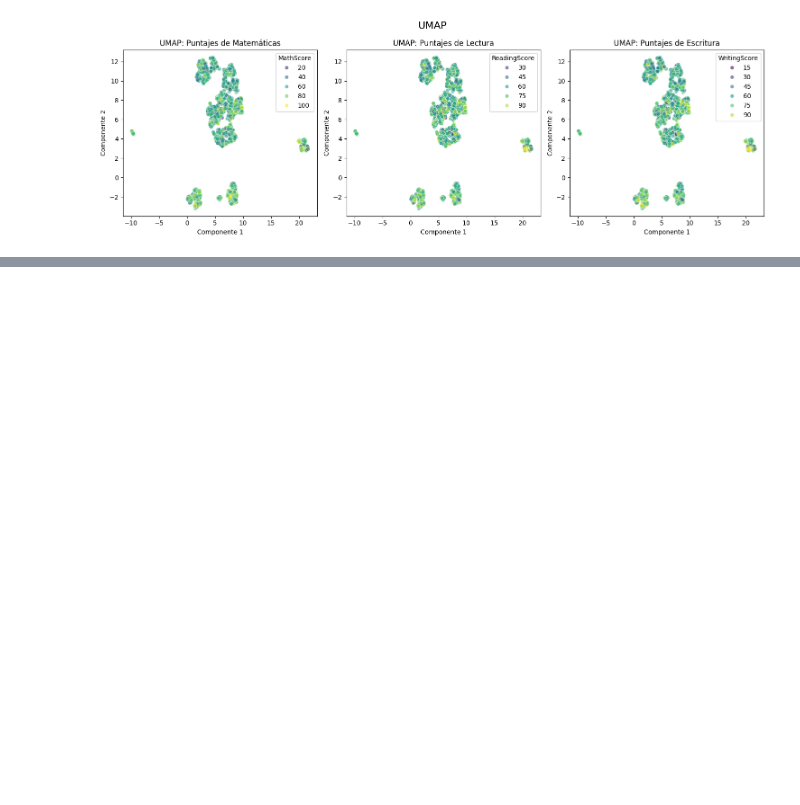
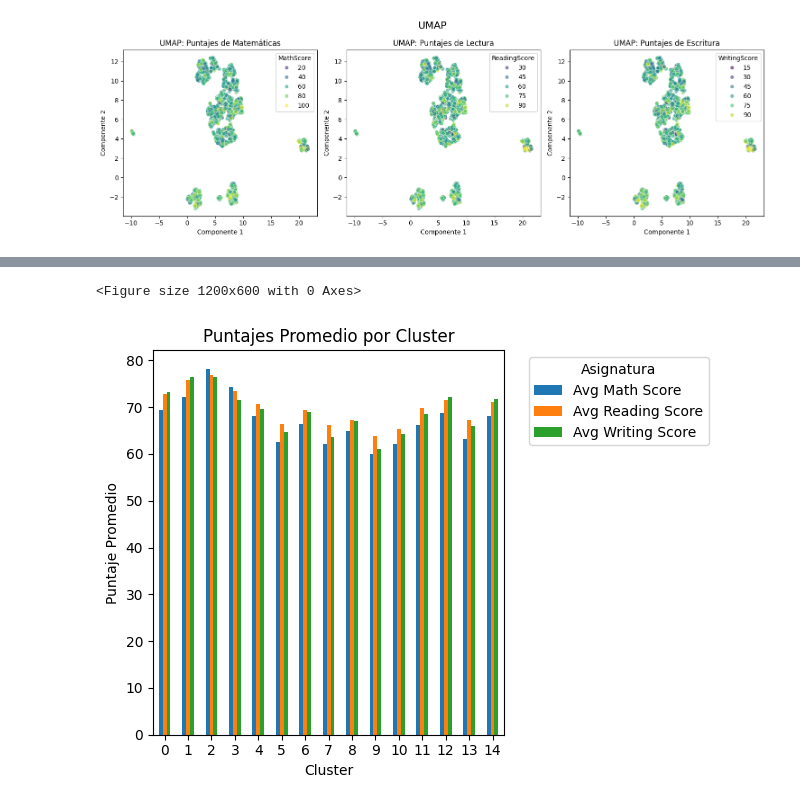
Before and after one commit to ignaciog14/md14_proyecto, a Jupyter notebook: project.ipynb, the cells around one changed output, grey strips where cells are left out. Drawn from its saved outputs; the diff is of its cells as text; code cells hidden in the pictures; blank space fills up the shorter version.

```diff
--- a/project.ipynb
+++ b/project.ipynb
@@ -311,0 +401,23 @@ plt.show()
+# %%
+for cluster in set(labels_hdbscan):
+    if cluster == -1:
+        continue
+    cluster_indices = np.where(labels_hdbscan == cluster)[0]
+    avg_math = y.iloc[cluster_indices]['MathScore'].mean()
+    avg_reading = y.iloc[cluster_indices]['ReadingScore'].mean()
+    avg_writing = y.iloc[cluster_indices]['WritingScore'].mean()
+    max_math = y.iloc[cluster_indices]['MathScore'].max()
+    max_reading = y.iloc[cluster_indices]['ReadingScore'].max()
+    max_writing = y.iloc[cluster_indices]['WritingScore'].max()
+    min_math = y.iloc[cluster_indices]['MathScore'].min()
+    min_reading = y.iloc[cluster_indices]['ReadingScore'].min()
+    min_writing = y.iloc[cluster_indices]['WritingScore'].min()
+    median_math = y.iloc[cluster_indices]['MathScore'].median()
+    median_reading = y.iloc[cluster_indices]['ReadingScore'].median()
+    median_writing = y.iloc[cluster_indices]['WritingScore'].median()
+    print(f"Cluster {cluster}:")
+    print(f"  Math - Avg: {avg_math:.2f}, Max: {max_math}, Min: {min_math}, Median: {median_math}")
+    print(f"  Reading - Avg: {avg_reading:.2f}, Max: {max_reading}, Min: {min_reading}, Median: {median_reading}")
+    print(f"  Writing - Avg: {avg_writing:.2f}, Max: {max_writing}, Min: {min_writing}, Median: {median_writing}")
+    print(f'Promedio de puntajes en el cluster {cluster}: {(avg_math + avg_reading + avg_writing) / 3:.2f}')
+    print("-" * 40)
@@ -311,0 +442,23 @@ plt.show()
+# %%
+avg_scores = []
+for cluster in set(labels_hdbscan):
+    if cluster == -1:
+        continue
+    cluster_indices = np.where(labels_hdbscan == cluster)[0]
+    avg_math = y.iloc[cluster_indices]['MathScore'].mean()
+    avg_reading = y.iloc[cluster_indices]['ReadingScore'].mean()
+    avg_writing = y.iloc[cluster_indices]['WritingScore'].mean()
+    avg_scores.append((cluster, avg_math, avg_reading, avg_writing))
+avg_scores_df = pd.DataFrame(avg_scores, columns=['Cluster', 'Avg Math Score', 'Avg Reading Score', 'Avg Writing Score'])
+plt.figure(figsize=(12, 6))
+avg_scores_df.set_index('Cluster').plot(kind='bar', rot=0)
+plt.title('Puntajes Promedio por Cluster')
+plt.xlabel('Cluster')
+plt.ylabel('Puntaje Promedio')
+plt.xticks(rotation=0)
+plt.legend(title='Asignatura', bbox_to_anchor=(1.05, 1), loc='best')
+plt.tight_layout()
+plt.show()
+# %% [output]
+<Figure size 1200x600 with 0 Axes>
+[figure, added]
```
Also changed, not shown: parts of 7 cells of this notebook, 1 other file.
